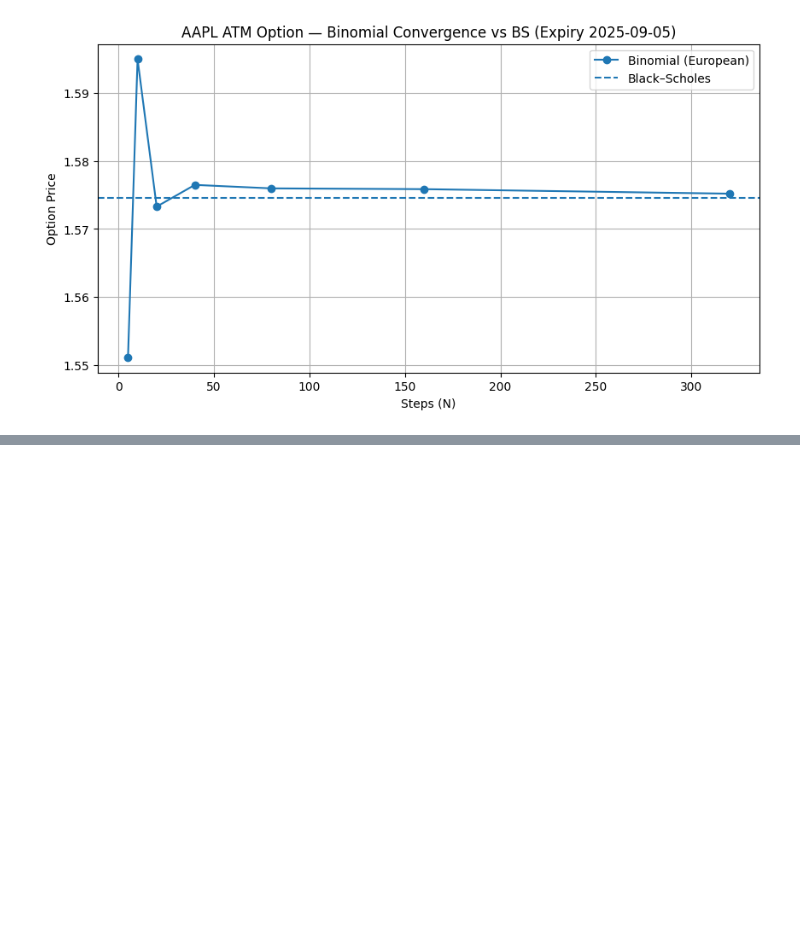
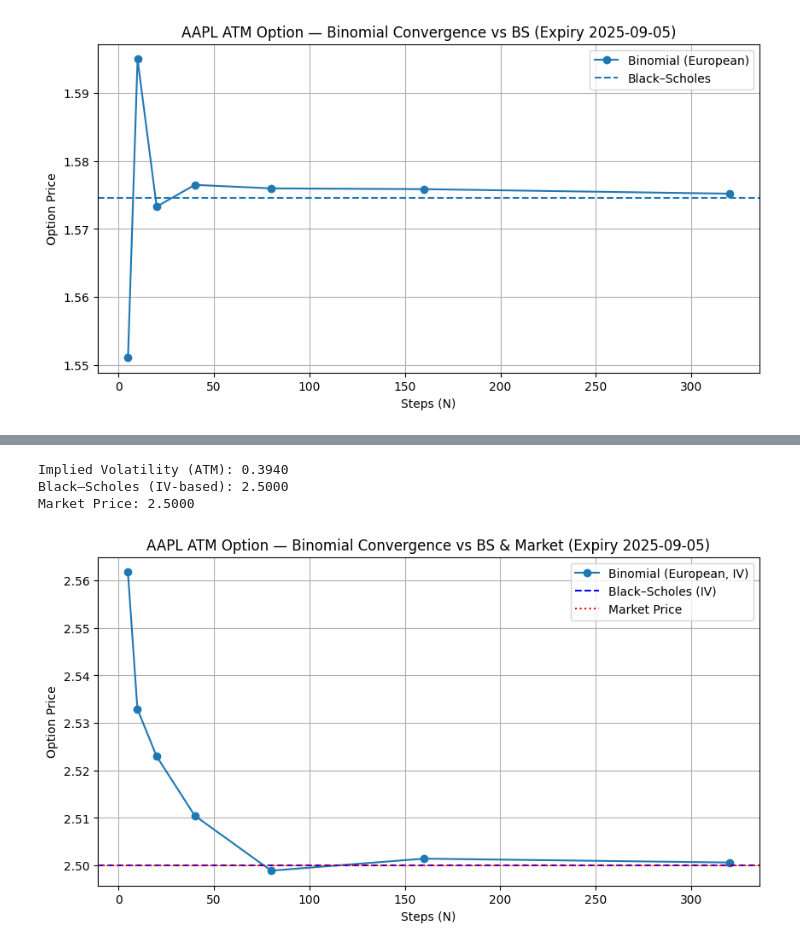
Before and after one commit to wrathrager/quant-projects, a Jupyter notebook: project1_option_vol/notebooks/03_binomial_convergence.ipynb, the cells around one changed output, grey strips where cells are left out. Cells and saved outputs as stored; diff of their text form; code cells hidden in the pictures; blank space fills up the shorter version.

Commit message:
upgrades convergence plot by pulling in the market-implied volatility from implied_vol.py

```diff
--- a/project1_option_vol/notebooks/03_binomial_convergence.ipynb
+++ b/project1_option_vol/notebooks/03_binomial_convergence.ipynb
@@ -135,3 +135,75 @@ Selected: AAPL | Current Price: 238.47
 Expiry: 2025-09-05, Strike: 237.5, Market Price: 2.50, T=0.003y
 Black–Scholes (call): 1.5745
 [figure]
+# %%
+import yfinance as yf
+import matplotlib.pyplot as plt
+import datetime
+import ipywidgets as widgets
+from IPython.display import display
+import sys
+import os
+sys.path.append(os.path.abspath(r"C:\Users\utkarsh\OneDrive\Desktop\quant-projects\project1_option_vol\src"))
+from implied_vol import implied_volatility
+from bs import black_scholes_price
+from binomial import crr_price
+# List of stocks
+stock_list = ["AAPL", "NFLX", "PLTR", "NVDA", "META", "AMZN"]
+
+# Dropdown for stock selection
+dropdown = widgets.Dropdown(
+    options=stock_list,
+    description='Stock:',
+    value="AAPL"  # default
+)
+display(dropdown)
+
+# --- Get selected ticker from dropdown again
+ticker_symbol = dropdown.value
+ticker = yf.Ticker(ticker_symbol)
+
+# Current stock price
+S = ticker.history(period="1d")["Close"].iloc[-1]
+
+if ticker.options:
+    # Nearest expiry and ATM strike
+    expiry = ticker.options[0]
+    opt_chain = ticker.option_chain(expiry)
+    calls = opt_chain.calls
+    atm_row = calls.iloc[(calls['strike'] - S).abs().argsort()[:1]]
+    K = atm_row['strike'].values[0]
+    market_price = atm_row['lastPrice'].values[0]
+
+    # Time to expiry
+    today = datetime.date.today()
+    expiry_date = datetime.datetime.strptime(expiry, "%Y-%m-%d").date()
+    T = (expiry_date - today).days / 365
+
+    r = 0.05
+    q = 0.00
+
+    # --- Implied volatility from market price
+    iv = implied_volatility(S, K, T, r, market_price, option_type="call")
+    print(f"Implied Volatility (ATM): {iv:.4f}")
+
+    # Black–Scholes with implied vol
+    bs_val_iv = black_scholes_price(S, K, T, r, iv, option_type="call")
+    print(f"Black–Scholes (IV-based): {bs_val_iv:.4f}")
+    print(f"Market Price: {market_price:.4f}")
+
+    # Binomial convergence with implied vol
+    Ns = [5, 10, 20, 40, 80, 160, 320]
+    binom_vals_iv = [crr_price(S, K, r, q, iv, T, N=N, option="call", american=False) for N in Ns]
+
+    # --- Plot convergence vs BS
+    plt.figure(figsize=(10,5))
+    plt.plot(Ns, binom_vals_iv, marker='o', label='Binomial (European, IV)')
+    plt.axhline(bs_val_iv, linestyle='--', color='blue', label='Black–Scholes (IV)')
+    plt.axhline(market_price, linestyle=':', color='red', label='Market Price')
+    plt.title(f"{ticker_symbol} ATM Option — Binomial Convergence vs BS & Market (Expiry {expiry})")
+    plt.xlabel("Steps (N)")
+    plt.ylabel("Option Price")
+    plt.grid(True); plt.legend(); plt.show()
+else:
+    print(f"{ticker_symbol} has no option chain available on Yahoo Finance.")
+# %% [output]
@@ -137,0 +211,4 @@ Black–Scholes (call): 1.5745
+Implied Volatility (ATM): 0.3940
+Black–Scholes (IV-based): 2.5000
+Market Price: 2.5000
+[figure, added]
```
Also changed, not shown: parts of 1 cell of this notebook.
